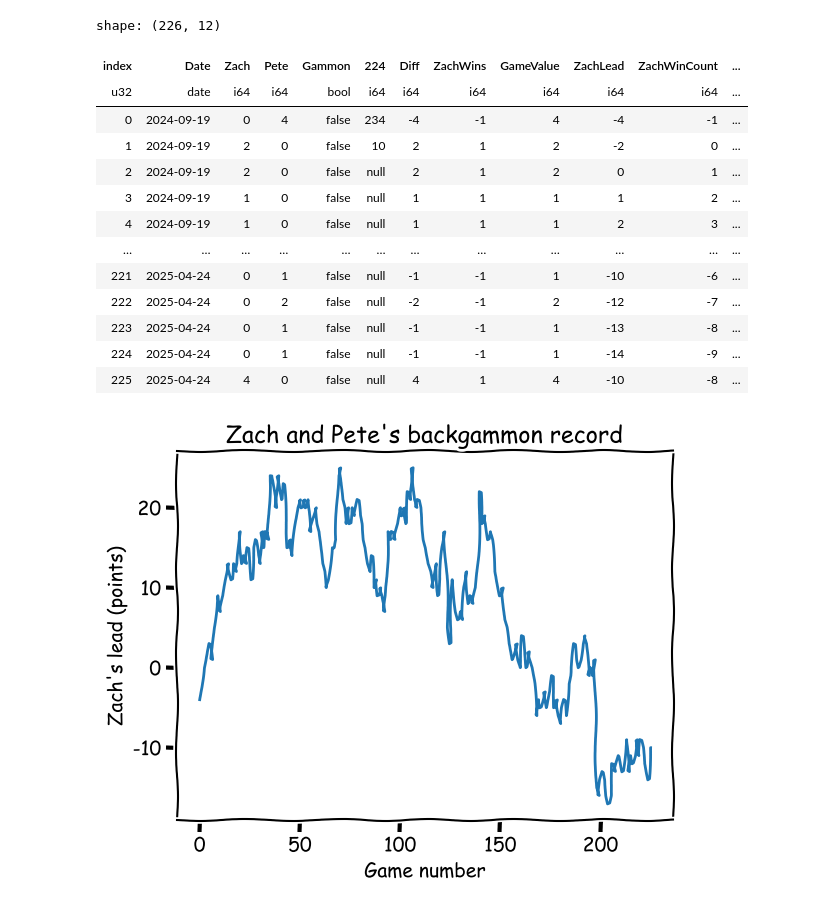
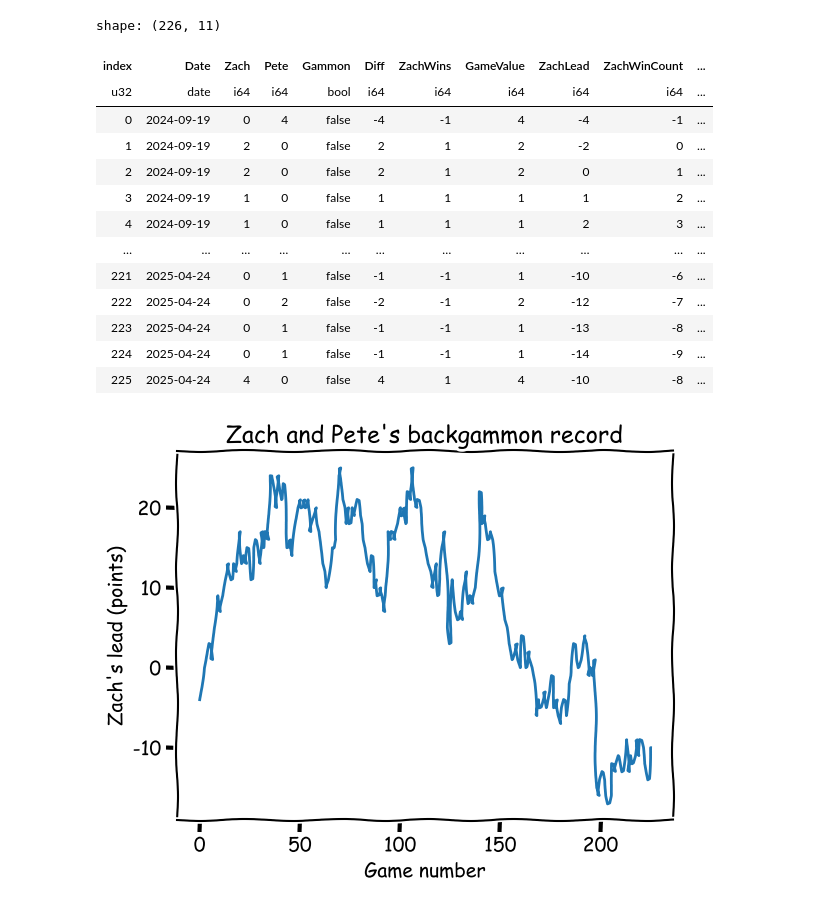
Before and after one commit to gadomski/backgammon-stats, a Jupyter notebook: stats.ipynb, the cells around one changed output. Cells and saved outputs as stored; diff of their text form; code cells hidden in the pictures.

```diff
--- a/stats.ipynb
+++ b/stats.ipynb
@@ -4,32 +4,32 @@ logging.getLogger('matplotlib.font_manager').disabled = True
 # %%
 import polars
 
 def win_function(score: int) -> int:
     if score > 0:
         return 1
     else:
         return -1
 
-data_frame = polars.read_csv("data/zach-pete.csv", has_header=True, new_columns=["Date", "Zach", "Pete", "Gammon"], try_parse_dates=True)
+data_frame = polars.read_csv("data/zach-pete.csv", has_header=True, new_columns=["Date", "Zach", "Pete", "Gammon"], try_parse_dates=True).drop("224")
 data_frame = data_frame.with_columns(Zach=polars.col("Zach").fill_null(0), Pete=polars.col("Pete").fill_null(0), Gammon=polars.col("Gammon").fill_null(False).is_in(("gammon", "Gammon")))
-data_frame = data_frame.with_columns(Diff=polars.col("Zach") - polars.col("Pete"), ZachWins=polars.col("Zach").map_elements(win_function), GameValue=polars.col("Zach") + polars.col("Pete"))
+data_frame = data_frame.with_columns(Diff=polars.col("Zach") - polars.col("Pete"), ZachWins=polars.col("Zach").map_elements(win_function, return_dtype=int), GameValue=polars.col("Zach") + polars.col("Pete"))
 data_frame = data_frame.with_columns(ZachLead=polars.col("Diff").cum_sum(), ZachWinCount=polars.col("ZachWins").cum_sum(), MeanGameValue=polars.col("GameValue").rolling_mean(window_size=10)).with_row_index()
 data_frame
 # %% [output]
-shape: (226, 12)
+shape: (226, 11)
-| index | Date | Zach | Pete | Gammon | 224 | Diff | ZachWins | GameValue | ZachLead | ZachWinCount | ... |
-| u32 | date | i64 | i64 | bool | i64 | i64 | i64 | i64 | i64 | i64 | ... |
-| 0 | 2024-09-19 | 0 | 4 | false | 234 | -4 | -1 | 4 | -4 | -1 | ... |
-| 1 | 2024-09-19 | 2 | 0 | false | 10 | 2 | 1 | 2 | -2 | 0 | ... |
-| 2 | 2024-09-19 | 2 | 0 | false | null | 2 | 1 | 2 | 0 | 1 | ... |
-| 3 | 2024-09-19 | 1 | 0 | false | null | 1 | 1 | 1 | 1 | 2 | ... |
-| 4 | 2024-09-19 | 1 | 0 | false | null | 1 | 1 | 1 | 2 | 3 | ... |
-| … | … | … | … | … | … | … | … | … | … | … | ... |
-| 221 | 2025-04-24 | 0 | 1 | false | null | -1 | -1 | 1 | -10 | -6 | ... |
-| 222 | 2025-04-24 | 0 | 2 | false | null | -2 | -1 | 2 | -12 | -7 | ... |
-| 223 | 2025-04-24 | 0 | 1 | false | null | -1 | -1 | 1 | -13 | -8 | ... |
-| 224 | 2025-04-24 | 0 | 1 | false | null | -1 | -1 | 1 | -14 | -9 | ... |
-| 225 | 2025-04-24 | 4 | 0 | false | null | 4 | 1 | 4 | -10 | -8 | ... |
+| index | Date | Zach | Pete | Gammon | Diff | ZachWins | GameValue | ZachLead | ZachWinCount | ... |
+| u32 | date | i64 | i64 | bool | i64 | i64 | i64 | i64 | i64 | ... |
+| 0 | 2024-09-19 | 0 | 4 | false | -4 | -1 | 4 | -4 | -1 | ... |
+| 1 | 2024-09-19 | 2 | 0 | false | 2 | 1 | 2 | -2 | 0 | ... |
+| 2 | 2024-09-19 | 2 | 0 | false | 2 | 1 | 2 | 0 | 1 | ... |
+| 3 | 2024-09-19 | 1 | 0 | false | 1 | 1 | 1 | 1 | 2 | ... |
+| 4 | 2024-09-19 | 1 | 0 | false | 1 | 1 | 1 | 2 | 3 | ... |
+| … | … | … | … | … | … | … | … | … | … | ... |
+| 221 | 2025-04-24 | 0 | 1 | false | -1 | -1 | 1 | -10 | -6 | ... |
+| 222 | 2025-04-24 | 0 | 2 | false | -2 | -1 | 2 | -12 | -7 | ... |
+| 223 | 2025-04-24 | 0 | 1 | false | -1 | -1 | 1 | -13 | -8 | ... |
+| 224 | 2025-04-24 | 0 | 1 | false | -1 | -1 | 1 | -14 | -9 | ... |
+| 225 | 2025-04-24 | 4 | 0 | false | 4 | 1 | 4 | -10 | -8 | ... |
 # %%
 from matplotlib import pyplot
 
```
